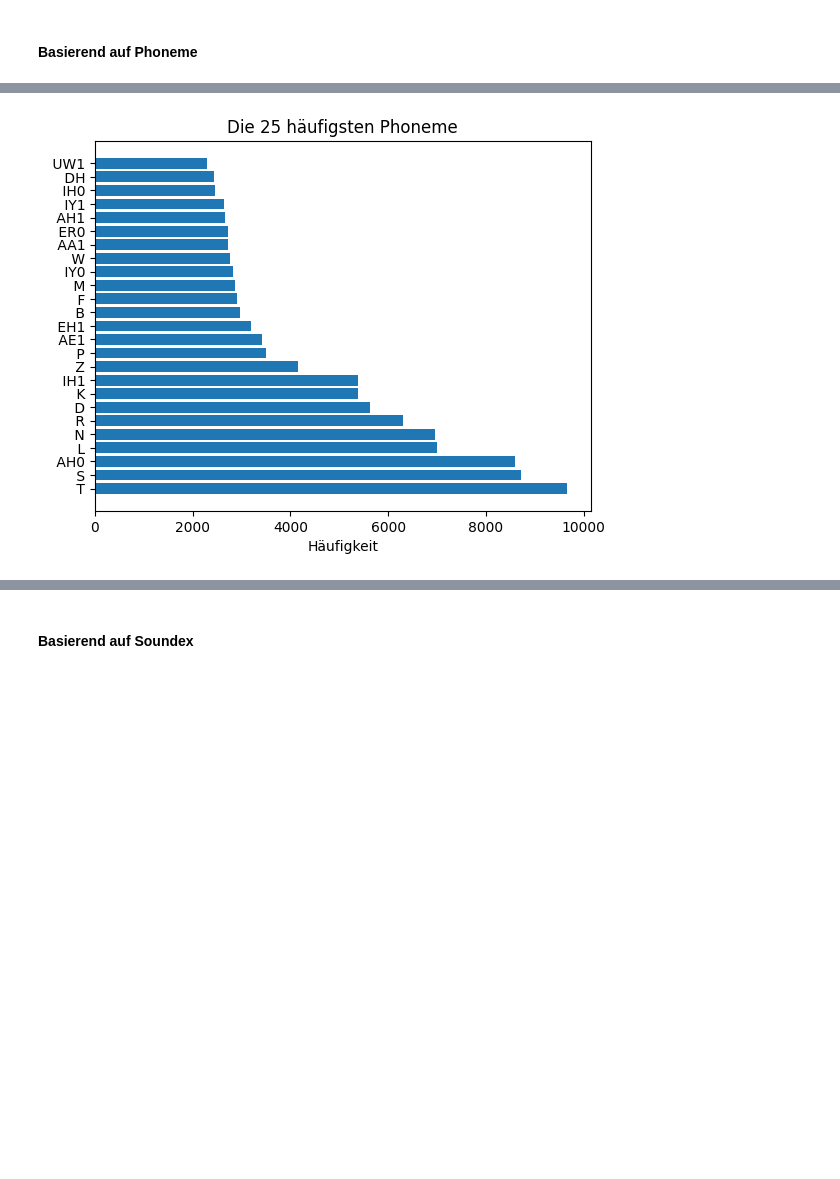
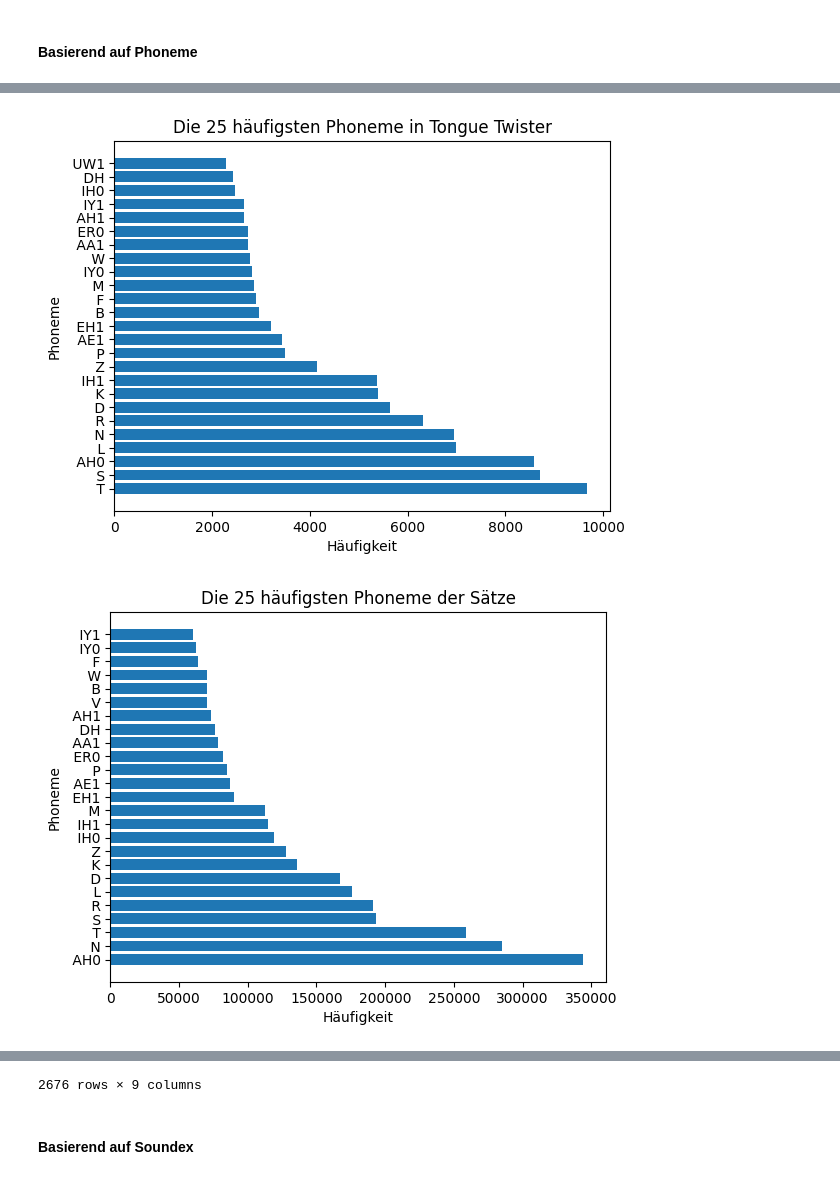
Before and after one commit to albertokoeselmunoz/tongue_twisters, a Jupyter notebook: data_understanding.ipynb, the cells around one changed output, grey strips where cells are left out. Cells and saved outputs as stored; diff of their text form; code cells hidden in the pictures; blank space fills up the shorter version.

Commit message:
update_data_understanding + ausblick

```diff
--- a/data_understanding.ipynb
+++ b/data_understanding.ipynb
@@ -131,3 +120,23 @@ print("Die durschnittliche Varianz der Wortlängen der Sätze beträgt (gerundet
 # %% [output]
 Die durschnittliche Varianz der Wortlängen von Tongue Twistern beträgt (gerundet): 4.11
 Die durschnittliche Varianz der Wortlängen der Sätze beträgt (gerundet): 6.33
+# %%
+# Zählen von Verben/Adjektiven und Nomen (unfertig)
+# Englisches Sprachmodell laden
+nlp = spacy.load("en_core_web_sm")
+#Funktionsdefinition
+def zähle_wortarten (text):
+    textToken = nlp(text)
+    posTags = [token.pos for token in textToken]
+    counts = {
+        'Verben': posTags.count('VERB'),
+        'Adjektive': posTags.count('ADJ'),
+        'Nomen': posTags.count('NOUN')
+    }
+    return counts
+#TT
+ttString = str(tt['text'])
+# tt['VerbenAdjektiveNomen'] = tt['text'].apply(zähle_wortarten)
+# tt
+#Sentence
+tt['VerbenAdjektiveNomen'] = zähle_wortarten(ttString)
@@ -201,29 +156,54 @@ Name: phonemes, Length: 2674, dtype: object
 # %%
+# Phonemhäufigkeiten
+# Alternative FreqDist (NLTK) L01/88 + Hapaxes (L01/90) (noch nicht betrachtet)
+# Funktionsdefinition
 def zähle_phoneme(listeVonListen):
     phonemHäufigkeit = Counter()
 
     for phonemStr in listeVonListen:
         phonemStr = phonemStr.replace('[', '').replace(']', '').replace("'", '')
         phoneme = phonemStr.split(",")
         phonemHäufigkeit.update(phoneme)
     return phonemHäufigkeit
 
-# Beispielaufruf
-phonemeAlt = tt['phonemes']
-
-anzahlPhoneme = zähle_phoneme(phonemeAlt)
-
+### TT
+phoneme = tt['phonemes']
+anzahlPhoneme = zähle_phoneme(phoneme)
+# tt['AnzahlPhoneme'] = anzahlPhoneme
 dfAnzahlPhoneme = pd.DataFrame(list(anzahlPhoneme.items()), columns=['Phonem', 'Häufigkeit'])
 
 # Sortiere das DataFrame nach der Häufigkeit
 dfAnzahlPhoneme = dfAnzahlPhoneme.sort_values(by='Häufigkeit', ascending=False)
 
+# Speichern der 25 häufigsten Phoneme
 top25 = dfAnzahlPhoneme.head(25)
 
+#Visualisierung in einem Balkendiagramm
 plt.barh(top25['Phonem'], top25['Häufigkeit'])
 plt.xlabel('Häufigkeit')
-#plt.ylabel('Phonem')
-plt.title('Die 25 häufigsten Phoneme')
+plt.ylabel('Phoneme')
+plt.title('Die 25 häufigsten Phoneme in Tongue Twister')
 plt.show()
+
+
+### Sentence
+sentencePhoneme = sentence['phonemes']
+anzahlPhonemeSent = zähle_phoneme(sentencePhoneme)
+#tt['AnzahlPhoneme'] = anzahlPhoneme
+dfAnzahlPhonemeSent = pd.DataFrame(list(anzahlPhonemeSent.items()), columns=['Phonem', 'Häufigkeit'])
+
+# Sortiere das DataFrame nach der Häufigkeit
+dfAnzahlPhonemeSent = dfAnzahlPhonemeSent.sort_values(by='Häufigkeit', ascending=False)
+
+# Speichern der 25 häufigsten Phoneme
+top25Sent = dfAnzahlPhonemeSent.head(25)
+
+#Visualisierung in einem Balkendiagramm
+plt.barh(top25Sent['Phonem'], top25Sent['Häufigkeit'])
+plt.xlabel('Häufigkeit')
+plt.ylabel('Phoneme')
+plt.title('Die 25 häufigsten Phoneme der Sätze')
+plt.show()
 # %% [output]
-[figure, old version]
+[figure, new version]
+[figure, added]
@@ -229,0 +222 @@ plt.show()
+2676 rows × 9 columns
```
Also changed, not shown: parts of 18 cells of this notebook.
